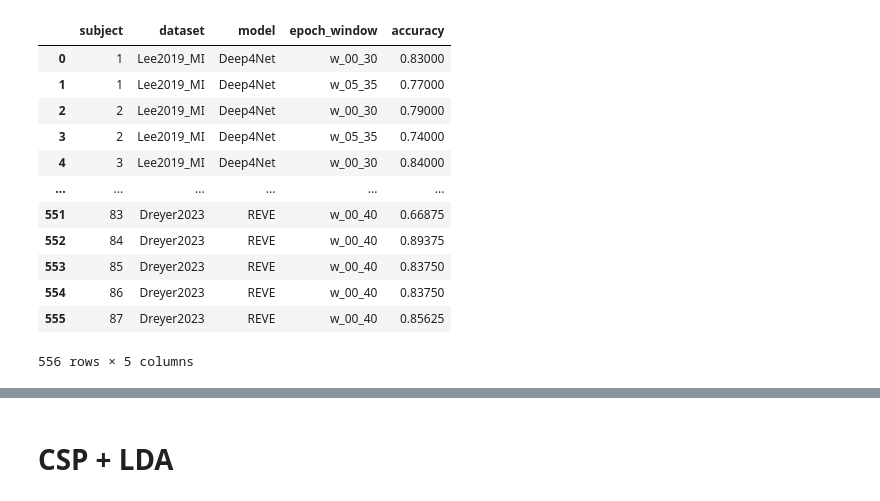
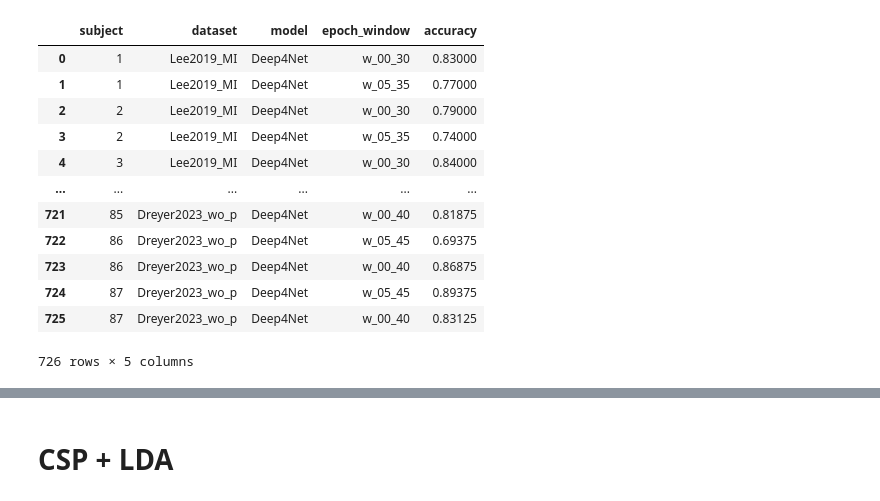
Before and after one commit to dtrocellier/MI_bci_epoch_window_influence, a Jupyter notebook: notebooks/plot_accuracy_paired.ipynb, the cells around one changed output, grey strips where cells are left out. Drawn from its saved outputs; the diff is of its cells as text; code cells hidden in the pictures.

```diff
--- a/notebooks/plot_accuracy_paired.ipynb
+++ b/notebooks/plot_accuracy_paired.ipynb
@@ -9,22 +9,22 @@ import seaborn as sns
 sns.set()
 # %%
 
-df = pd.read_csv(Path("../") / "results" / "classification_results_old.csv")
+df = pd.read_csv(Path("../") / "results" / "classification_results.csv")
 df
 # %% [output]
 |  | subject | dataset | model | epoch_window | accuracy |
 | 0 | 1 | Lee2019_MI | Deep4Net | w_00_30 | 0.83000 |
 | 1 | 1 | Lee2019_MI | Deep4Net | w_05_35 | 0.77000 |
 | 2 | 2 | Lee2019_MI | Deep4Net | w_00_30 | 0.79000 |
 | 3 | 2 | Lee2019_MI | Deep4Net | w_05_35 | 0.74000 |
 | 4 | 3 | Lee2019_MI | Deep4Net | w_00_30 | 0.84000 |
 | ... | ... | ... | ... | ... | ... |
-| 551 | 83 | Dreyer2023 | REVE | w_00_40 | 0.66875 |
-| 552 | 84 | Dreyer2023 | REVE | w_00_40 | 0.89375 |
-| 553 | 85 | Dreyer2023 | REVE | w_00_40 | 0.83750 |
-| 554 | 86 | Dreyer2023 | REVE | w_00_40 | 0.83750 |
-| 555 | 87 | Dreyer2023 | REVE | w_00_40 | 0.85625 |
+| 721 | 85 | Dreyer2023_wo_p | Deep4Net | w_00_40 | 0.81875 |
+| 722 | 86 | Dreyer2023_wo_p | Deep4Net | w_05_45 | 0.69375 |
+| 723 | 86 | Dreyer2023_wo_p | Deep4Net | w_00_40 | 0.86875 |
+| 724 | 87 | Dreyer2023_wo_p | Deep4Net | w_05_45 | 0.89375 |
+| 725 | 87 | Dreyer2023_wo_p | Deep4Net | w_00_40 | 0.83125 |
-556 rows × 5 columns
+726 rows × 5 columns
 # %%
 save_base = Path("./figures")
 save_base.mkdir(exist_ok=True)
```
Also changed, not shown: parts of 1 cell of this notebook, 6 other files.
